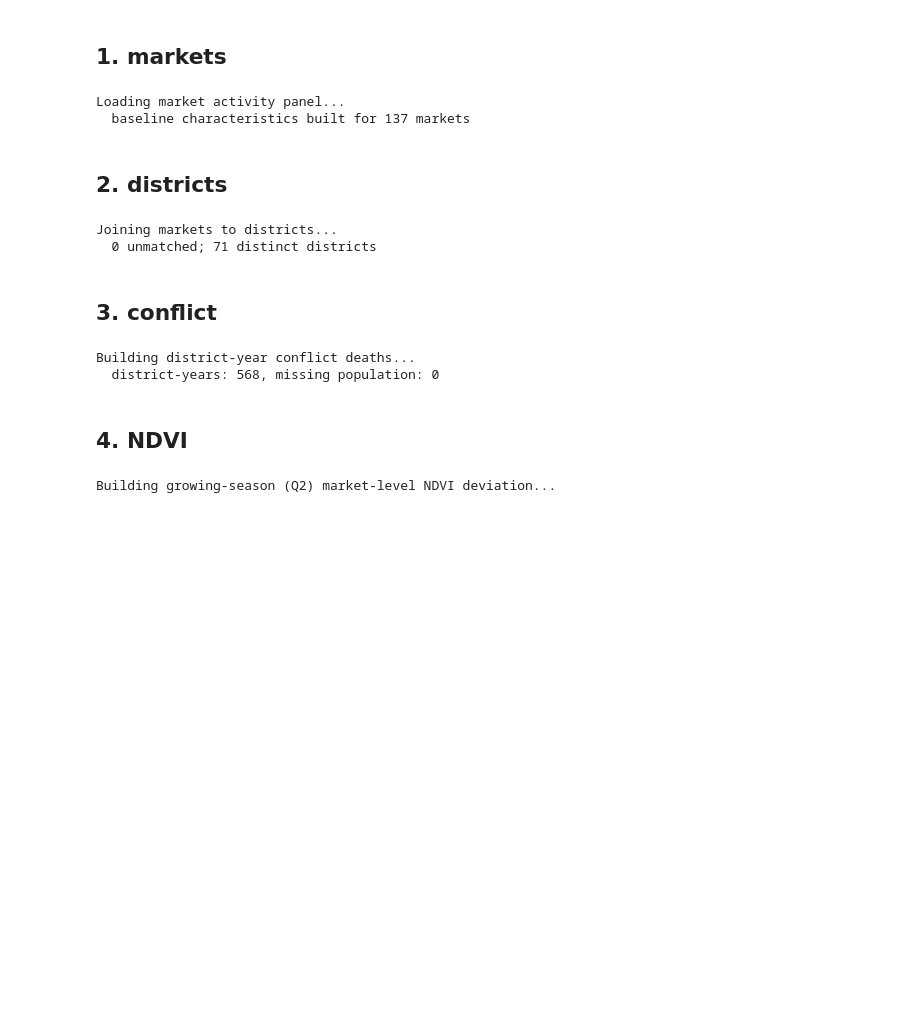
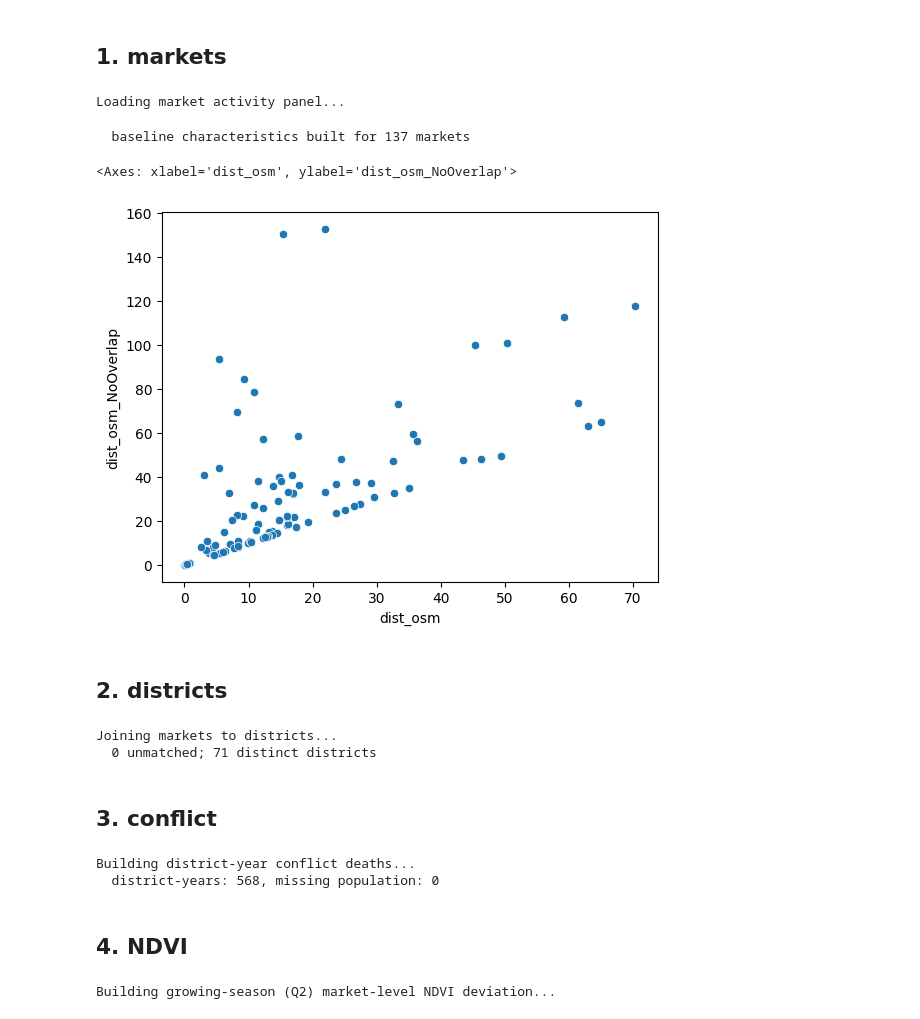
Before and after one commit to obcabanillas/MAI_PAPER, a Jupyter notebook: code_paper/build_event_study_panel.ipynb, the cells around one changed output. Cells and saved outputs as stored; diff of their text form; code cells hidden in the pictures; blank space fills up the shorter version.

```diff
--- a/code_paper/build_event_study_panel.ipynb
+++ b/code_paper/build_event_study_panel.ipynb
@@ -108,7 +101,9 @@ def build_panel():
     """Reimplements common.panel(include_herat=True) without the matplotlib
     import that common.py otherwise requires."""
     p = pd.read_csv(os.path.join(REPO_DATA, 'derived', 'periodict_act.csv'), low_memory=False)
-    p = p[['mktID','weekday', 'marketlat', 'marketlon',   'admLvl1','un_region','marketDays','wp_SUM']].drop_duplicates(subset=['mktID'])
+    p = p[['mktID','weekday', 'marketlat', 'marketlon',   'admLvl1','un_region','marketDays','wp_SUM',
+           'open_2018', 'open_2019', 'open_2020', 'open_2021', 'open_2022',
+           'open_2023', 'open_2024', 'open_2025']].drop_duplicates(subset=['mktID'])
 
     p = df_mkt[['image_id', 'mktID','activity_area_norm2020','year', 'month', 'quarter', 'week','date','mktDay']].merge(p, on=['mktID'], how='left', indicator=True)
 
@@ -156,7 +143,9 @@ def haversine(lat1, lon1, lat2, lon2):
 print("Loading market activity panel...")
 pnl = build_panel()
 mk = pnl.drop_duplicates('mktID')[['mktID', 'admLvl1', 'un_region', 'wp_SUM',
-                                   'marketlat', 'marketlon', 'marketDays']].copy()
+                                   'marketlat', 'marketlon', 'marketDays',
+                                   'open_2018', 'open_2019', 'open_2020', 'open_2021', 'open_2022',
+                                    'open_2023', 'open_2024', 'open_2025']].copy()
 
 mk['wp_SUM'] = np.where(
     mk['mktID'] == 'lon62_5018lat34_2416',
@@ -170,16 +159,30 @@ mk['once_a_week'] = mk.marketDays.apply(
     lambda x: 1 if len({int(v) for v in re.findall(r'\d+', str(x))}) == 1 else 0)
 mk['log_pop'] = np.log(mk.wp_SUM)
 
+# Distance to ALL OSM
 osm = pd.read_csv(os.path.join(DATA, 'osm_markets_nearest_detected_distance.csv'))
 osm_lat, osm_lon = osm.osm_lat.to_numpy(), osm.osm_lon.to_numpy()
 mk['dist_osm'] = [haversine(lat, lon, osm_lat, osm_lon).min()
                   for lat, lon in zip(mk.marketlat, mk.marketlon)]
 
 
+# Distance to OSM NO OVERLAP
+osm = pd.read_csv(os.path.join(DATA, 'osm_markets_nearest_detected_distance.csv'))
+osm_lat, osm_lon = osm[osm['dist_km_to_nearest_df']<=1].osm_lat.to_numpy(), osm[osm['dist_km_to_nearest_df']<=1].osm_lon.to_numpy()
+mk['dist_osm_NoOverlap'] = [haversine(lat, lon, osm_lat, osm_lon).min()
+                  for lat, lon in zip(mk.marketlat, mk.marketlon)]
+
+
 print(f"  baseline characteristics built for {len(mk)} markets")
 # %% [output]
 Loading market activity panel...
-  baseline characteristics built for 137 markets
+  baseline characteristics built for 137 markets
+# %%
+import seaborn as sns
+sns.scatterplot(data=mk, x='dist_osm', y='dist_osm_NoOverlap')
+# %% [output]
+<Axes: xlabel='dist_osm', ylabel='dist_osm_NoOverlap'>
+[figure, added]
 # %% [markdown]
 ## 2. districts
 # %%
```
Also changed, not shown: parts of 10 cells of this notebook, 22 other files.
